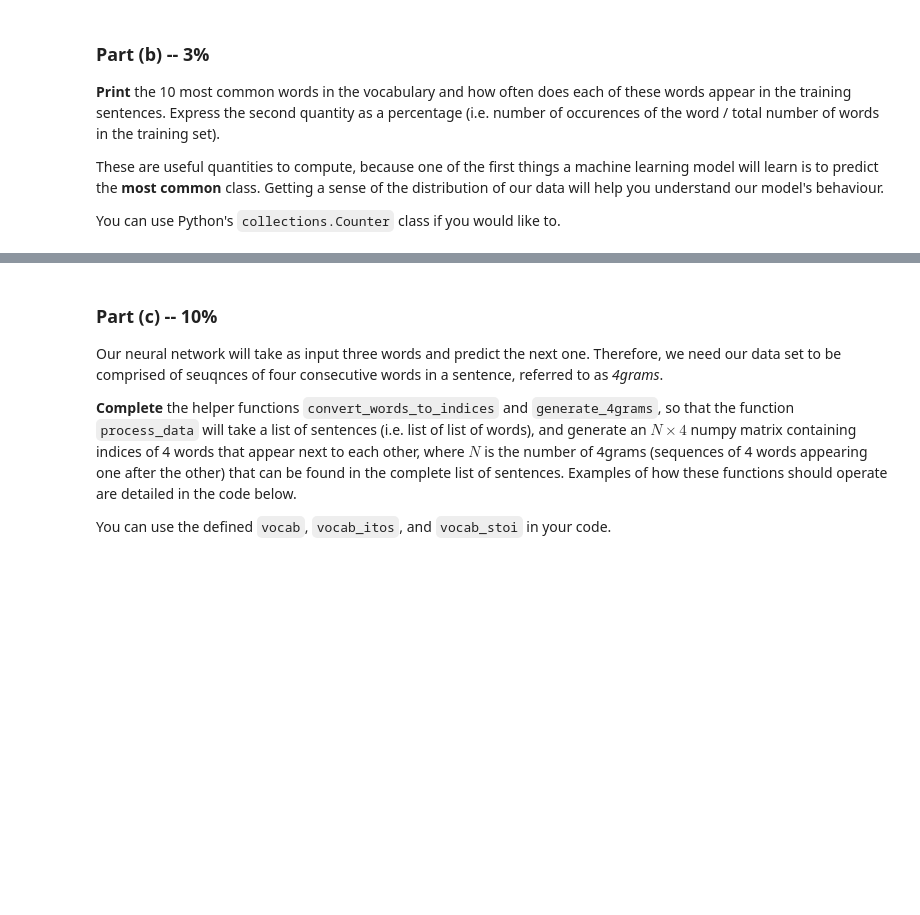
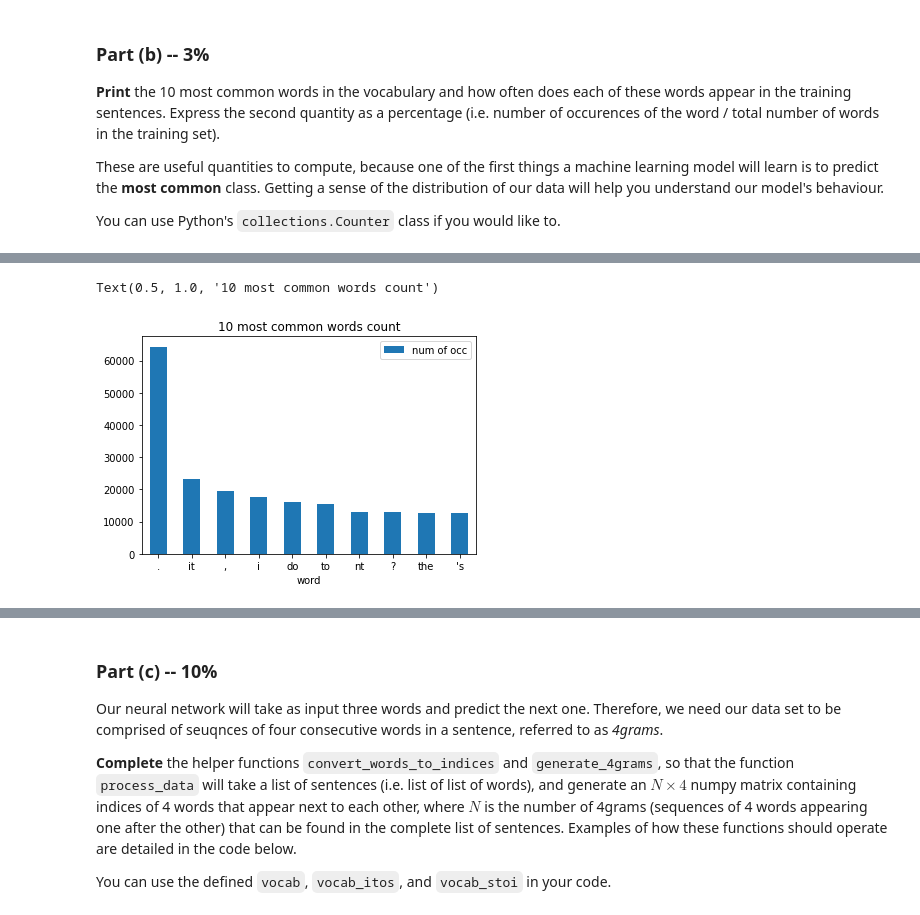
Before and after one commit to shaniklein/Introduction-to-Deep-Learning, a Jupyter notebook: Assignment2.ipynb, the cells around one changed output, grey strips where cells are left out. Saved outputs shown, nothing was run; the diff lists cells and outputs as text; code cells hidden in the pictures; blank space fills up the shorter version.

```diff
--- a/Assignment2.ipynb
+++ b/Assignment2.ipynb
@@ -137,0 +152,6 @@ df
+# %%
+ax=df.plot.bar(x='word', y='num of occ', rot=0)
+ax.set_title("10 most common words count")
+# %% [output]
+Text(0.5, 1.0, '10 most common words count')
+[figure, added]
```
Also changed, not shown: parts of 12 cells of this notebook.
